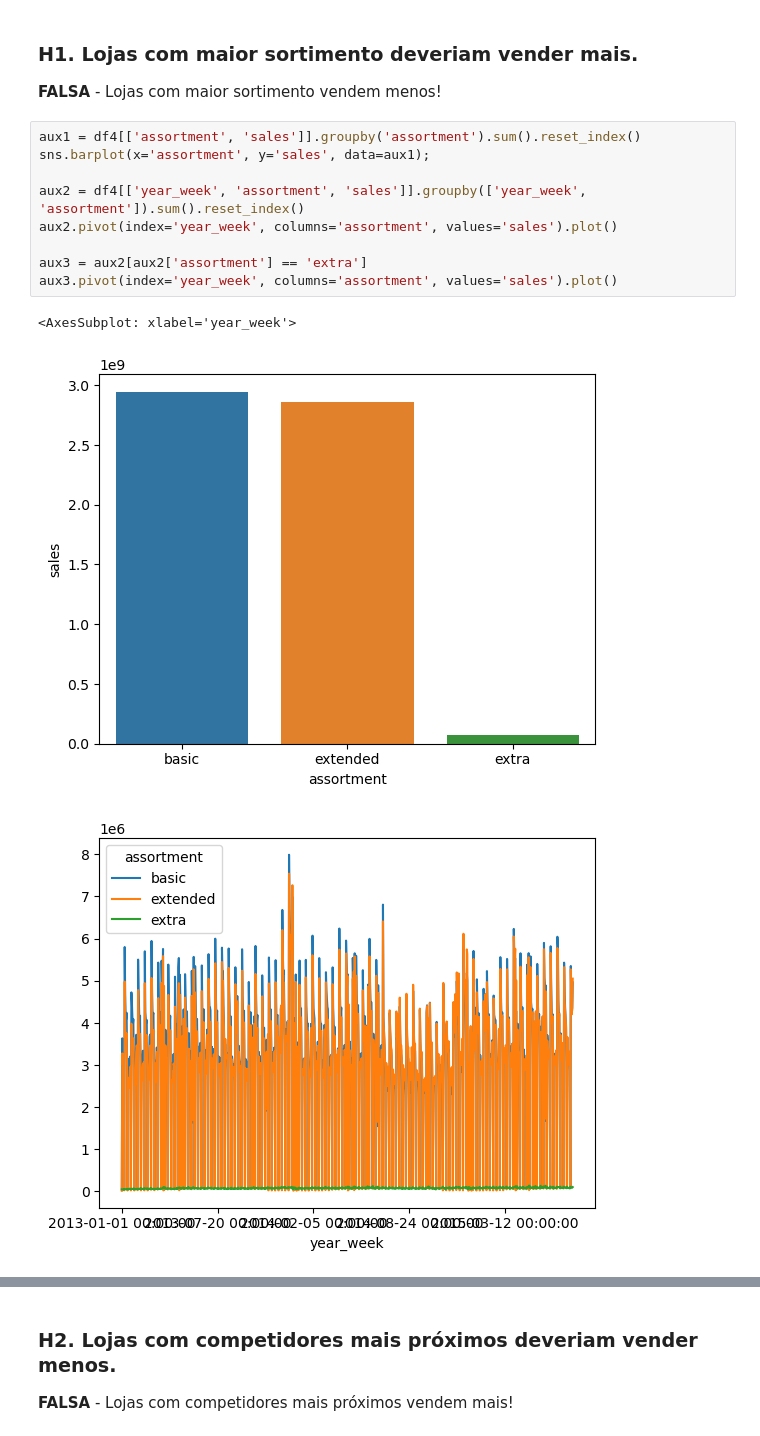
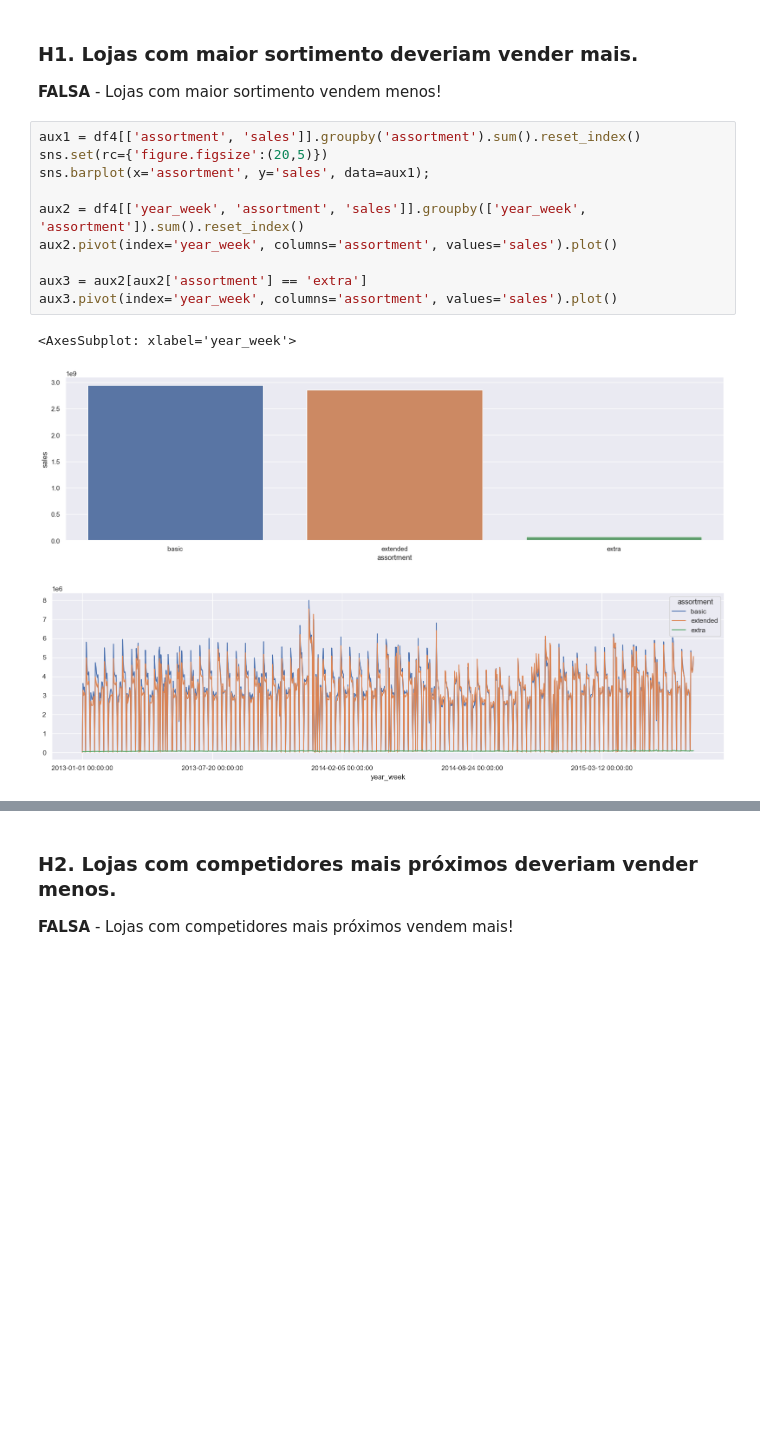
Before and after one commit to pedrovictorss/Data-Scientist-em-Producao, a Jupyter notebook: m04_v01_store_sales_prediction.ipynb, the cells around one changed output, grey strips where cells are left out. Drawn from its saved outputs; the diff is of its cells as text; blank space fills up the shorter version.

```diff
--- a/m04_v01_store_sales_prediction.ipynb
+++ b/m04_v01_store_sales_prediction.ipynb
@@ -501,14 +526,15 @@ sns.kdeplot( df4[df4['assortment'] == 'extra']['sales'], label='extra', fill=Tru
 **FALSA** - Lojas com maior sortimento vendem menos!
 # %%
 aux1 = df4[['assortment', 'sales']].groupby('assortment').sum().reset_index()
+sns.set(rc={'figure.figsize':(20,5)})
 sns.barplot(x='assortment', y='sales', data=aux1);
 
 aux2 = df4[['year_week', 'assortment', 'sales']].groupby(['year_week', 'assortment']).sum().reset_index()
 aux2.pivot(index='year_week', columns='assortment', values='sales').plot()
 
 aux3 = aux2[aux2['assortment'] == 'extra']
 aux3.pivot(index='year_week', columns='assortment', values='sales').plot()
 # %% [output]
 <AxesSubplot: xlabel='year_week'>
-[figure, old version]
+[figure, new version]
-[figure, old version]
+[figure, new version]
```
Also changed, not shown: parts of 22 cells of this notebook.
